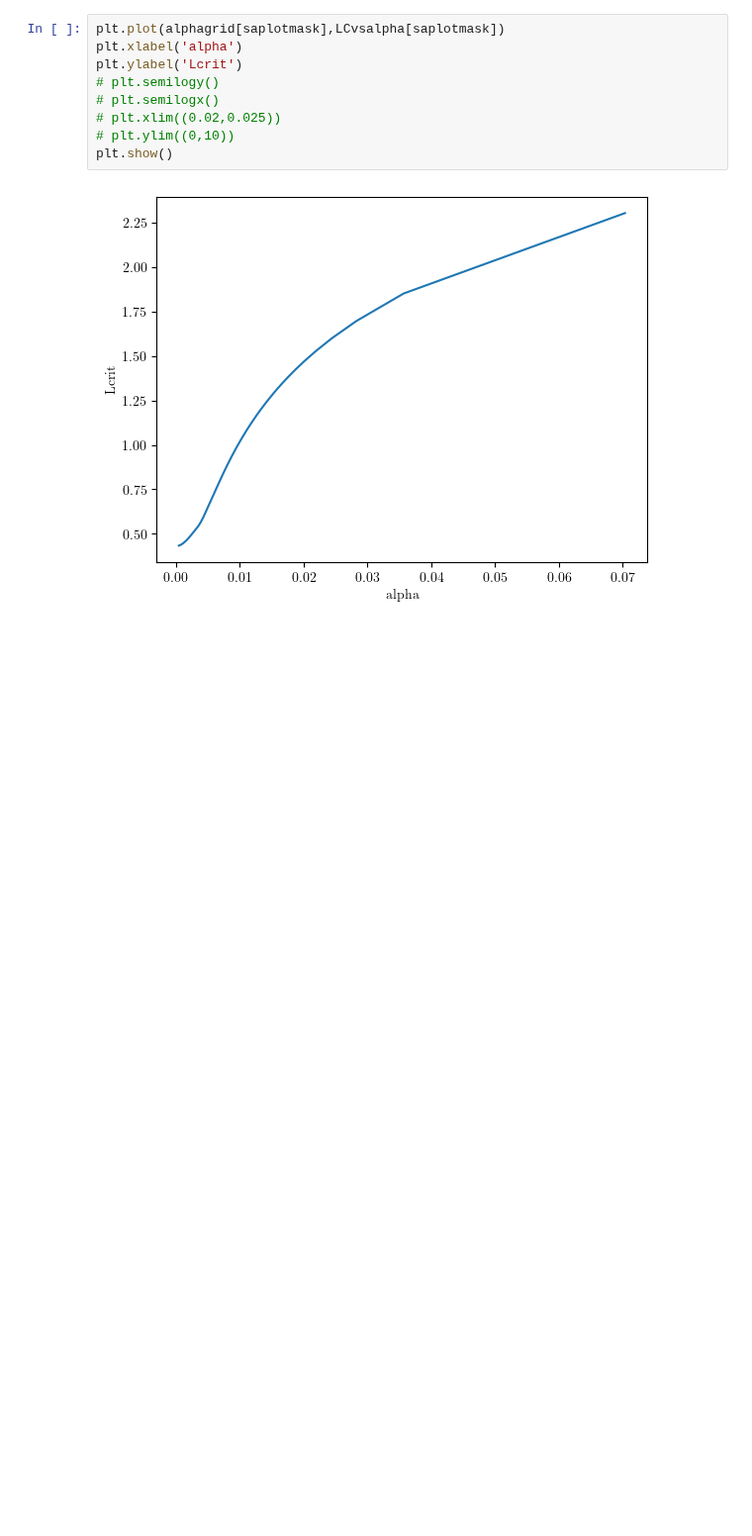
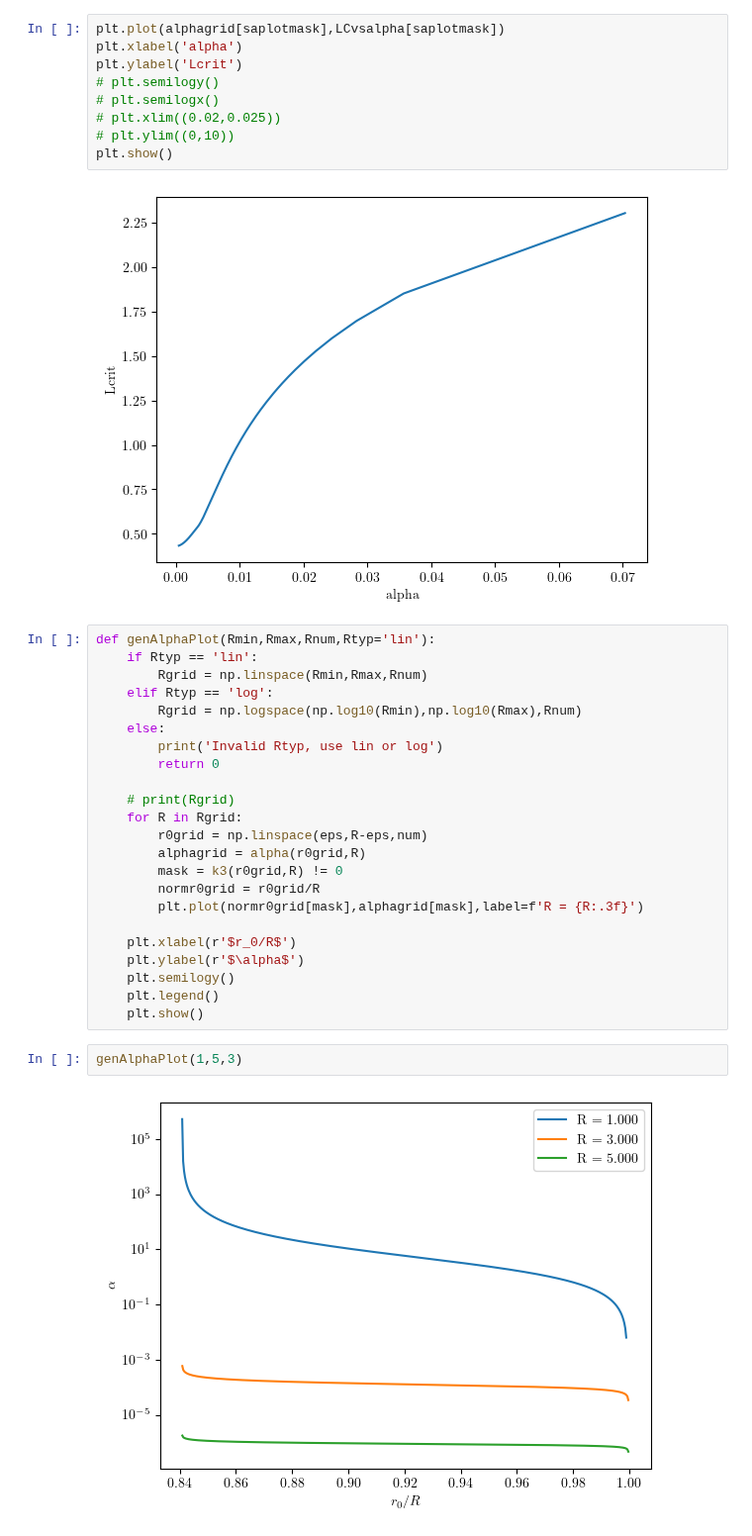
Before and after one commit to Bkorotko03/HoloProj, a Jupyter notebook: NCShock260226.ipynb, the cells around one changed output. Shown at 99% size. Saved outputs shown, nothing was run; the diff lists cells and outputs as text; blank space fills up the shorter version.

```diff
--- a/NCShock260226.ipynb
+++ b/NCShock260226.ipynb
@@ -339,3 +339,30 @@ plt.ylabel('Lcrit')
 plt.show()
 # %% [output]
 [figure]
+# %%
+def genAlphaPlot(Rmin,Rmax,Rnum,Rtyp='lin'):
+    if Rtyp == 'lin':
+        Rgrid = np.linspace(Rmin,Rmax,Rnum)
+    elif Rtyp == 'log':
+        Rgrid = np.logspace(np.log10(Rmin),np.log10(Rmax),Rnum)
+    else:
+        print('Invalid Rtyp, use lin or log')
+        return 0
+
+    # print(Rgrid)
+    for R in Rgrid:
+        r0grid = np.linspace(eps,R-eps,num)
+        alphagrid = alpha(r0grid,R)
+        mask = k3(r0grid,R) != 0
+        normr0grid = r0grid/R
+        plt.plot(normr0grid[mask],alphagrid[mask],label=f'R = {R:.3f}')
+
+    plt.xlabel(r'$r_0/R$')
+    plt.ylabel(r'$\alpha$')
+    plt.semilogy()
+    plt.legend()
+    plt.show()
+# %%
+genAlphaPlot(1,5,3)
+# %% [output]
+[figure, added]
```
Also changed, not shown: parts of 12 cells of this notebook, 1 other file.
